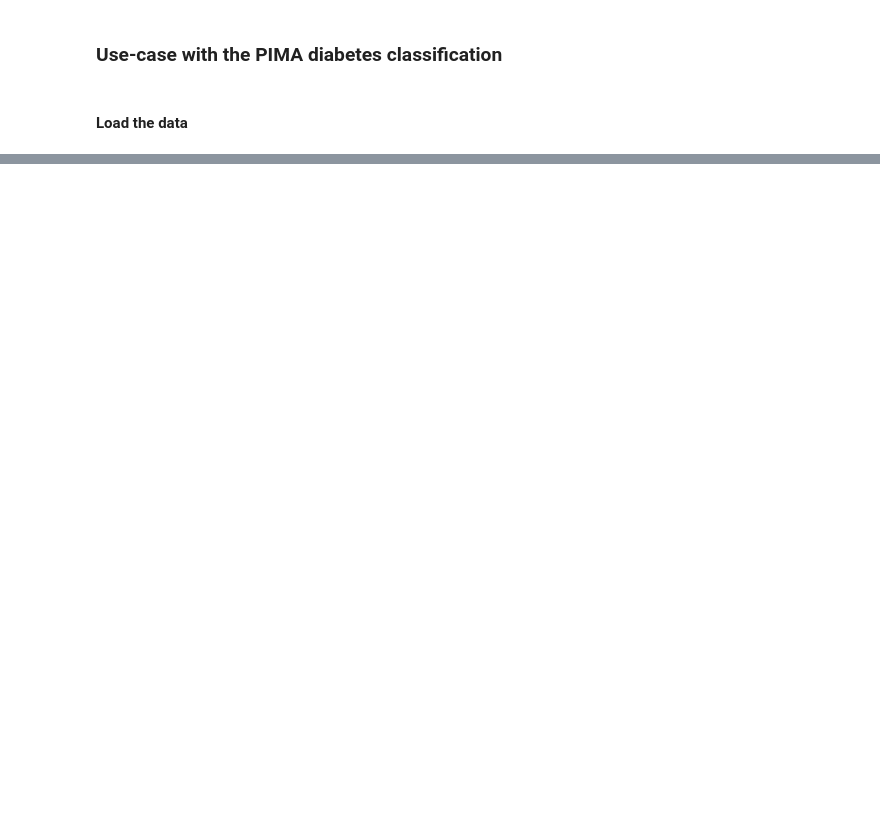
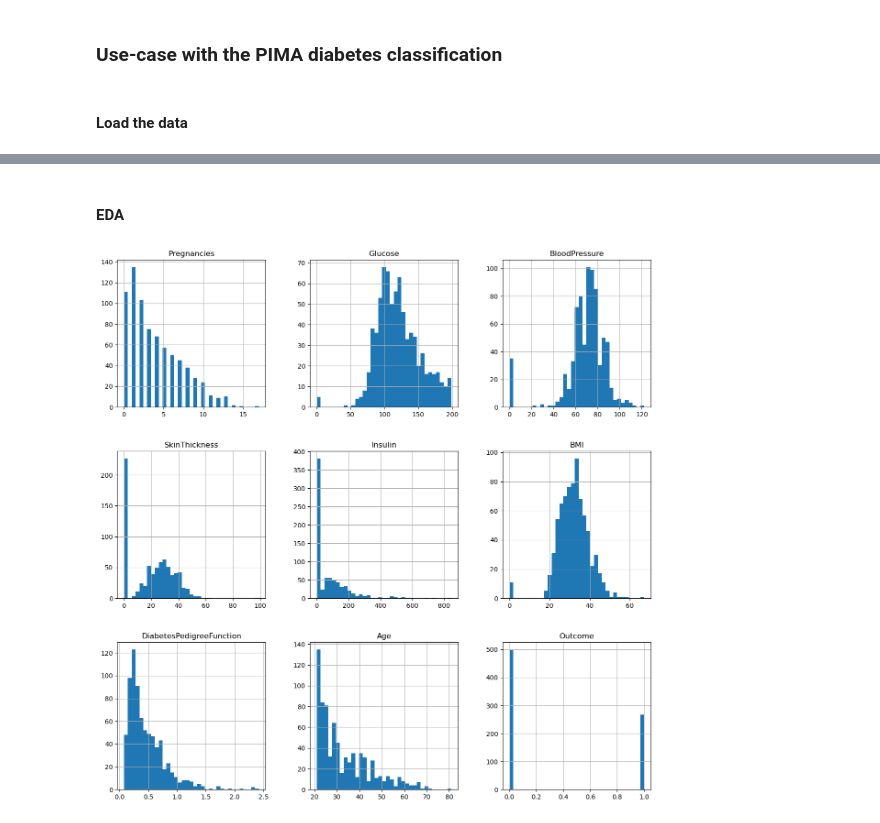
Before and after one commit to Hospital-Da-Luz-Learning-Health/MLCatolica25, a Jupyter notebook: Aula 7 - Supervised Learning III/Learning Notebook.ipynb, the cells around one changed output, grey strips where cells are left out. Cells and saved outputs as stored; diff of their text form; code cells hidden in the pictures; blank space fills up the shorter version.

```diff
--- a/Aula 7 - Supervised Learning III/Learning Notebook.ipynb
+++ b/Aula 7 - Supervised Learning III/Learning Notebook.ipynb
@@ -144,0 +144,2 @@ NameError: name 'pd' is not defined
+# %%
+data = pd.read_csv('https://raw.githubusercontent.com/Hospital-Da-Luz-Learning-Health/MLCatolica24/main/Aula%207%20-%20Supervised%20Learning%20III/data/diabetes.csv')
@@ -144,0 +168,7 @@ NameError: name 'pd' is not defined
+# %% [markdown]
+#### EDA
+# %%
+hists = data.hist(bins=35, figsize=(15,15))
+plt.show()
+# %% [output]
+[figure, added]
```
Also changed, not shown: parts of 54 cells of this notebook.
